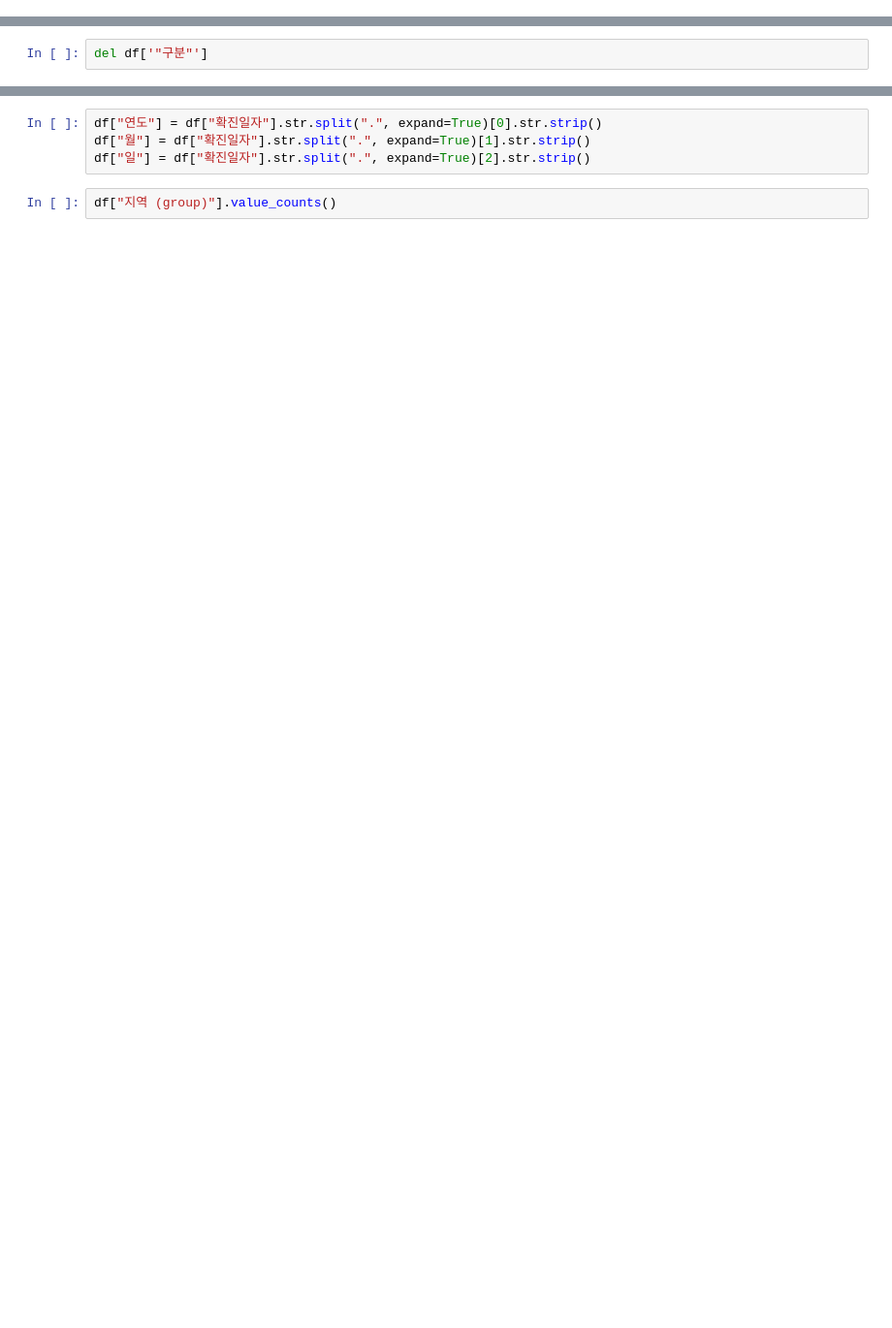
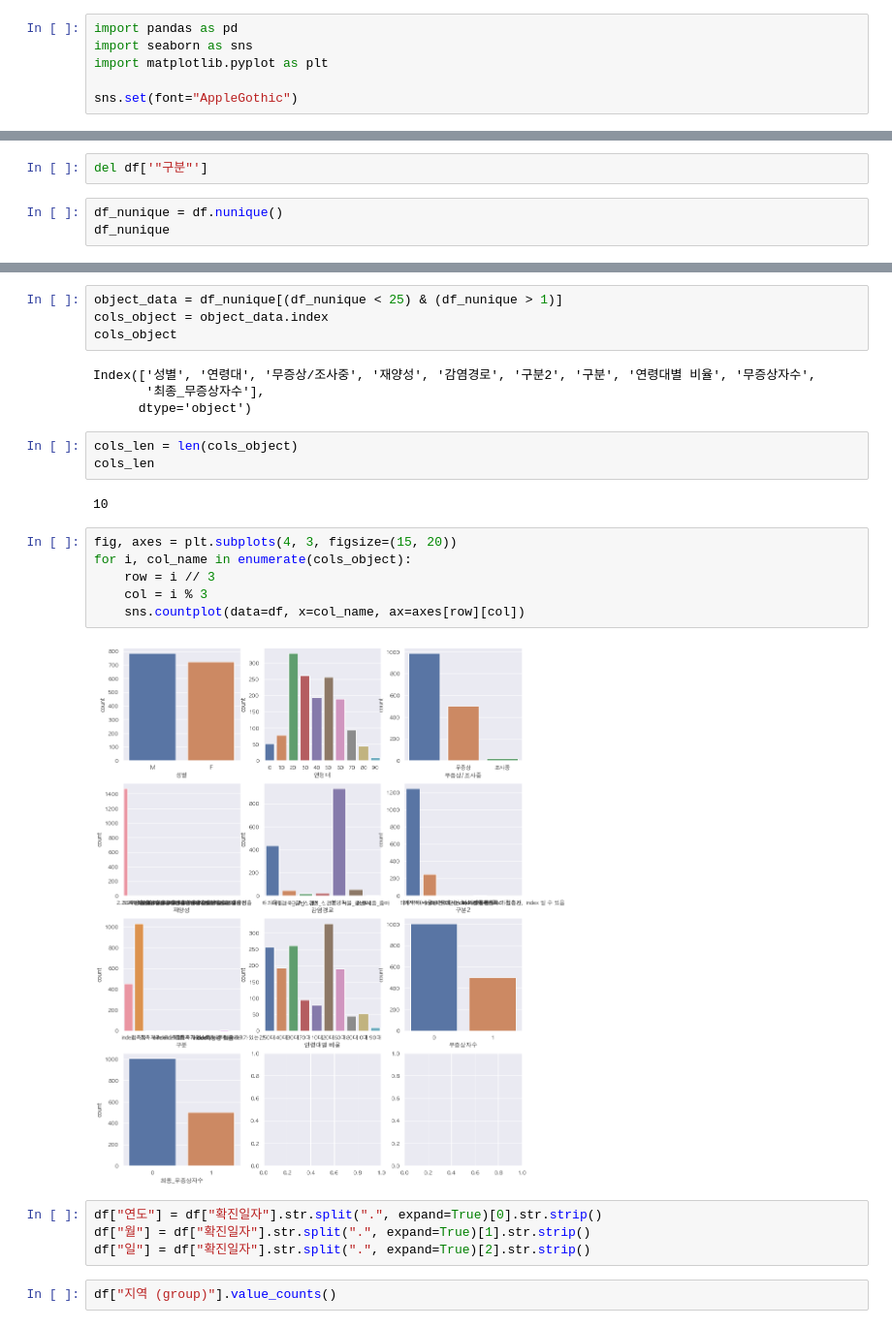
Before and after one commit to corazzon/COVID-19-eda, a Jupyter notebook: covid19-gg.ipynb, the cells around one changed output, grey strips where cells are left out. Shown: that part at 97% size. Cells and saved outputs as stored; diff of their text form; blank space fills up the shorter version.

Commit message:
add countplot

```diff
--- a/covid19-gg.ipynb
+++ b/covid19-gg.ipynb
@@ -7,3 +5,9 @@ import pandas as pd
+# %%
+import pandas as pd
+import seaborn as sns
+import matplotlib.pyplot as plt
+
+sns.set(font="AppleGothic")
 # %%
 df = pd.read_csv("data/covid19_gg.csv")
 df.shape
@@ -82,2 +66,5 @@ dtype: int64
 # %%
 del df['"구분"']
+# %%
+df_nunique = df.nunique()
+df_nunique
@@ -84,3 +89,24 @@ del df['"구분"']
+# %%
+object_data = df_nunique[(df_nunique < 25) & (df_nunique > 1)]
+cols_object = object_data.index
+cols_object
+# %% [output]
+Index(['성별', '연령대', '무증상/조사중', '재양성', '감염경로', '구분2', '구분', '연령대별 비율', '무증상자수',
+       '최종_무증상자수'],
+      dtype='object')
+# %%
+cols_len = len(cols_object)
+cols_len
+# %% [output]
+10
+# %%
+fig, axes = plt.subplots(4, 3, figsize=(15, 20))
+for i, col_name in enumerate(cols_object):
+    row = i // 3
+    col = i % 3
+    sns.countplot(data=df, x=col_name, ax=axes[row][col])
+# %% [output]
+[figure, added]
 # %%
 df["연도"] = df["확진일자"].str.split(".", expand=True)[0].str.strip()
 df["월"] = df["확진일자"].str.split(".", expand=True)[1].str.strip()
```
Also changed, not shown: parts of 6 cells of this notebook.
